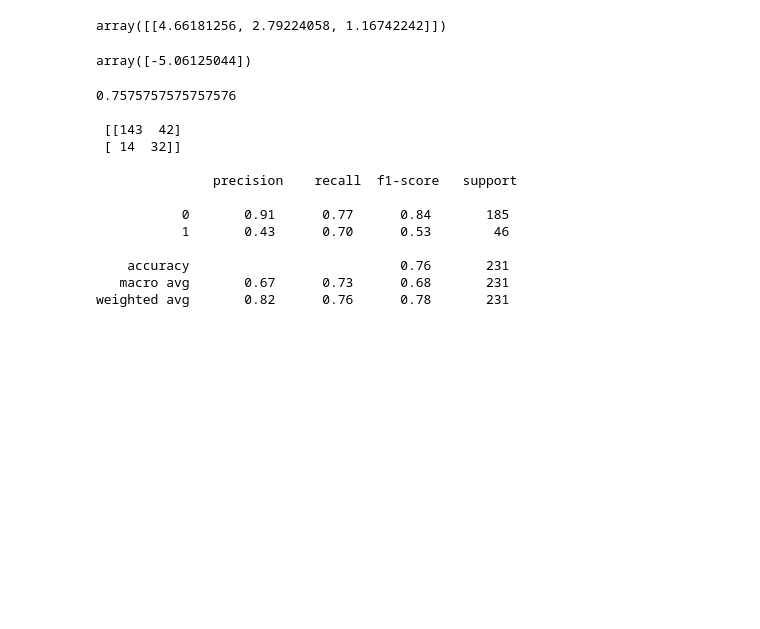
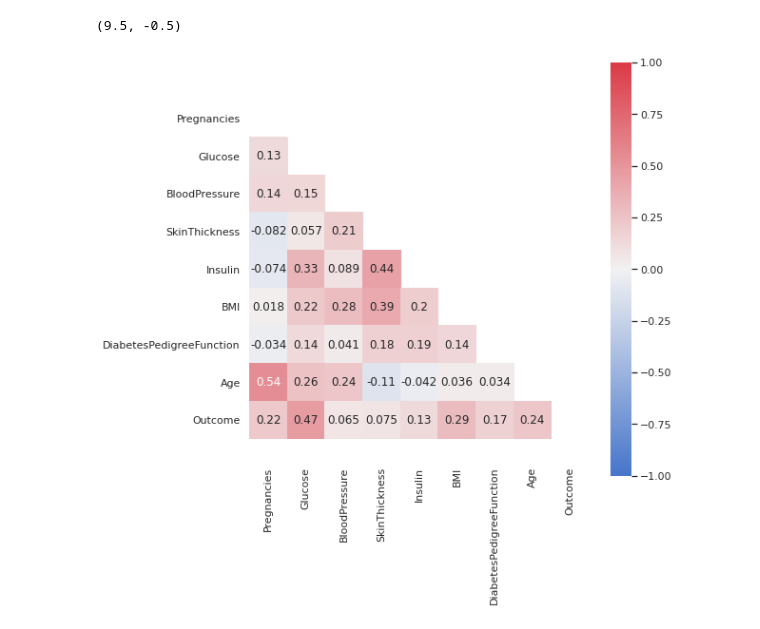
Before and after one commit to muditbit/Diabetic-logistic, a Jupyter notebook: diabetes_prediction.ipynb, the cells around one changed output. Cells and saved outputs as stored; diff of their text form; code cells hidden in the pictures; blank space fills up the shorter version.

```diff
--- a/diabetes_prediction.ipynb
+++ b/diabetes_prediction.ipynb
@@ -125,8 +79,0 @@ array([1, 0, 0, 1, 0, 0, 1, 1, 0, 0, 1, 1, 0, 0, 0, 0, 1, 0, 0, 0, 1, 0,
-# %%
-model.coef_
-# %% [output]
-array([[4.66181256, 2.79224058, 1.16742242]])
-# %%
-model.intercept_
-# %% [output]
-array([-5.06125044])
@@ -145,23 +80,19 @@ def prediction(glucose,bmi,dpf):
-# %%
-#evaluating accuracy
-from sklearn.metrics import accuracy_score, confusion_matrix, classification_report
-accuracy_score(y_pred,y_test)
-confusion_matrix(y_pred,y_test)
-
-print(accuracy_score(y_pred,y_test),'\n\n',
-confusion_matrix(y_pred,y_test),'\n\n',
-classification_report(y_pred,y_test))
-# %% [output]
-0.7575757575757576
-
- [[143  42]
- [ 14  32]]
-
-               precision    recall  f1-score   support
-
-           0       0.91      0.77      0.84       185
-           1       0.43      0.70      0.53        46
-
-    accuracy                           0.76       231
-   macro avg       0.67      0.73      0.68       231
-weighted avg       0.82      0.76      0.78       231
+# %%
+#creating HeatMap of visualization it generates correlation matrix
+sns.set(style='white')
+
+mask = np.zeros_like(df.corr(), dtype=np.bool)
+mask[np.triu_indices_from(mask)] = True
+
+#to Control the fig size
+fig, ax = plt.subplots(figsize=(8,8))
+
+cmap = sns.diverging_palette(255, 10, as_cmap=True)
+
+sns.heatmap(df.corr(), mask=mask, annot=True, square=True, cmap=cmap , vmin=-1, vmax=1, ax=ax)
+
+bottom, top = ax.get_ylim()
+ax.set_ylim(bottom+0.5, top-0.5)
+# %% [output]
+(9.5, -0.5)
+[figure, added]
```
Also changed, not shown: parts of 39 cells of this notebook.
